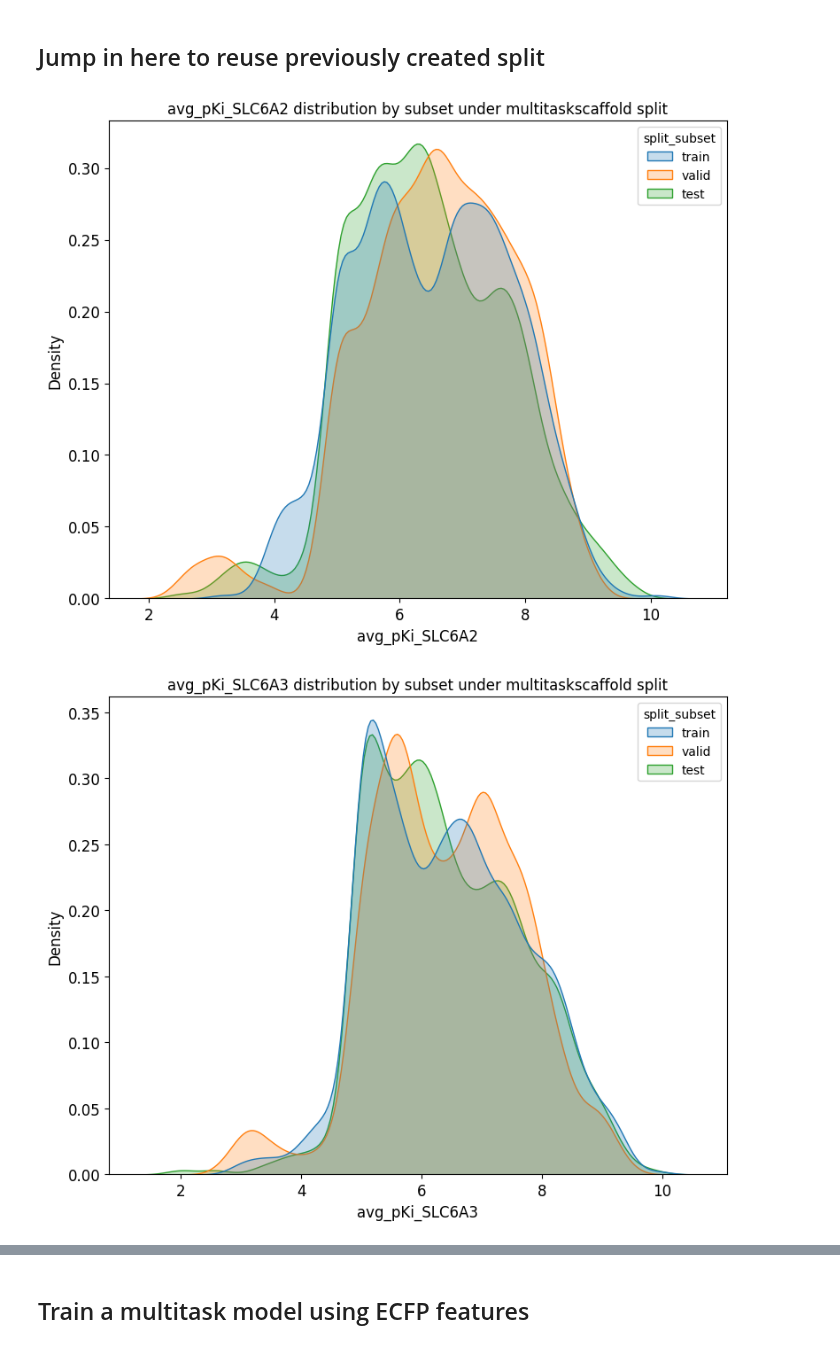
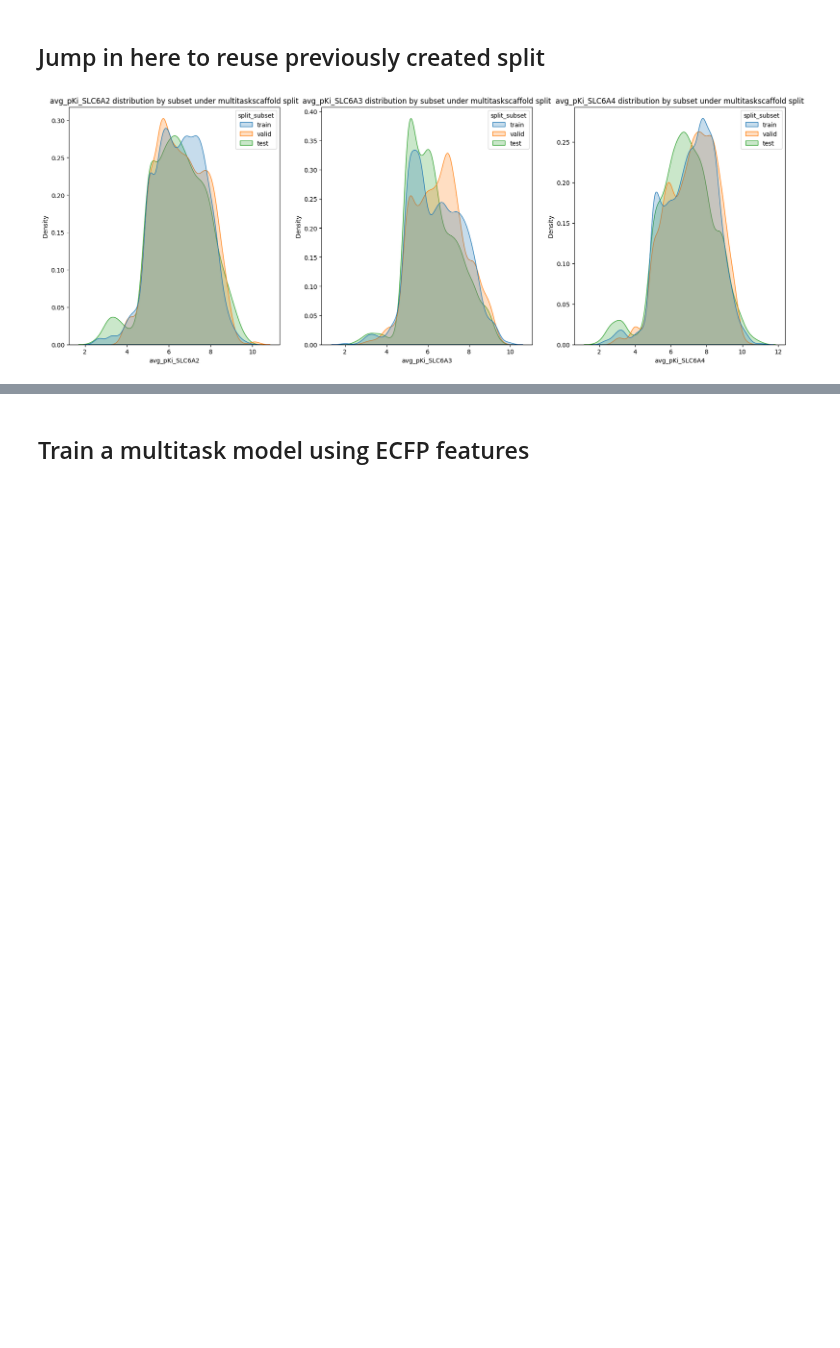
Before and after one commit to ATOMScience-org/AMPL, a Jupyter notebook: atomsci/ddm/examples/ad_hoc/Ad_hoc_3A_Multitask_Data_Modeling.ipynb, the cells around one changed output, grey strips where cells are left out. Saved outputs shown, nothing was run; the diff lists cells and outputs as text; code cells hidden in the pictures; blank space fills up the shorter version.

```diff
--- a/atomsci/ddm/examples/ad_hoc/Ad_hoc_3A_Multitask_Data_Modeling.ipynb
+++ b/atomsci/ddm/examples/ad_hoc/Ad_hoc_3A_Multitask_Data_Modeling.ipynb
@@ -205,20 +273,19 @@ mtss_split_uuid
 mtss_split_uuid = 'e3e672b5-948e-4805-be55-b54ec6634737'
 # %%
 import atomsci.ddm.utils.split_response_dist_plots as srdp
-
+dset_file = 'dataset/SLC6A2_3_4.csv'
 splitter = 'multitaskscaffold'
 params = {
     "dataset_key" : dset_file,
     "splitter": splitter,
     "split_valid_frac": "0.20",
     "split_test_frac": "0.20",
     "split_strategy": "train_valid_test",
     "split_uuid": mtss_split_uuid,
     "response_cols" : "avg_pKi_SLC6A2,avg_pKi_SLC6A3,avg_pKi_SLC6A4",
     "id_col": "compound_id",
     "smiles_col" : "base_rdkit_smiles",
 }
 srdp.plot_split_subset_response_distrs(params)
 # %% [output]
-[figure, old version]
+[figure, new version]
-[figure, removed]
```
Also changed, not shown: parts of 5 cells of this notebook.
